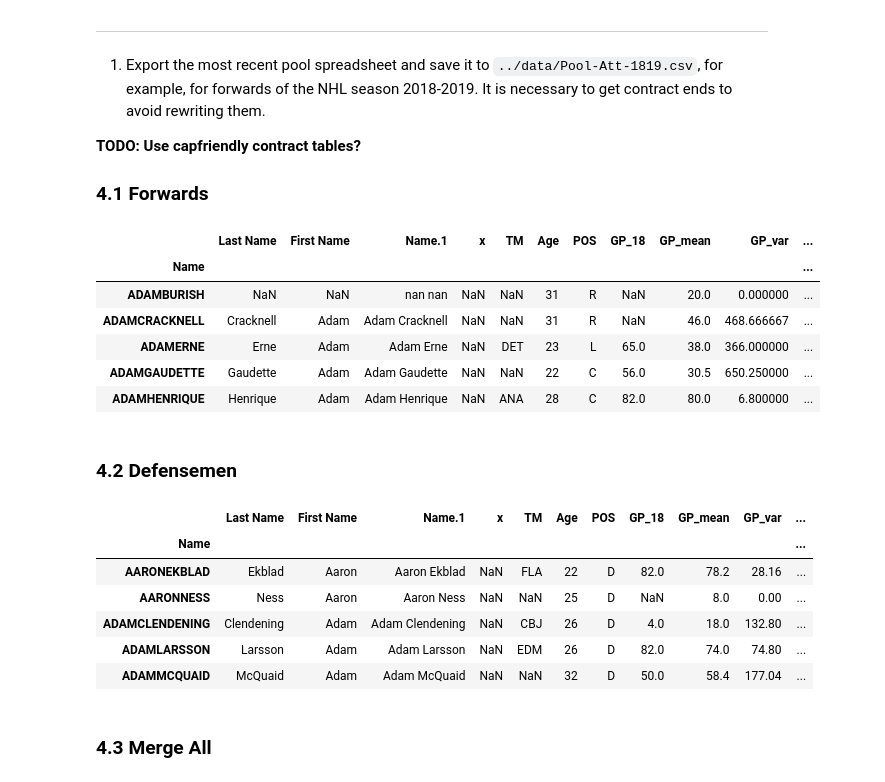
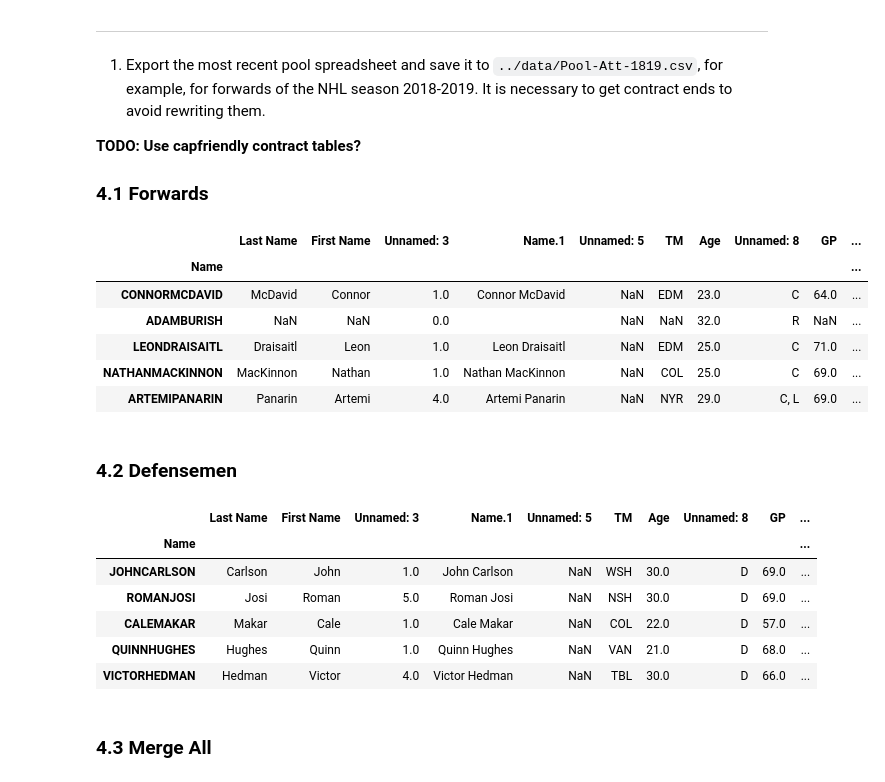
Before and after one commit to noiseux1523/NHL-Player-Projection, a Jupyter notebook: notebooks/Pool-Dataset-Final.ipynb, the cells around one changed output. Cells and saved outputs as stored; diff of their text form; code cells hidden in the pictures.

```diff
--- a/notebooks/Pool-Dataset-Final.ipynb
+++ b/notebooks/Pool-Dataset-Final.ipynb
@@ -403,36 +413,40 @@ nhl.head(10)
 
 ### 4.1 Forwards
 # %%
-nhl_att_contracts = pd.read_csv('../data/nhl_att_1920_v2.csv', sep=';', header=0, encoding = "utf-8")
+nhl_att_contracts = pd.read_csv('../data/nhl_att_2021_v2.csv', sep=',', header=0, encoding = "utf-8")
 # TODO: Cap Hit_18 will be different probably
-# nhl_att_contracts = nhl_att_contracts.rename(columns={'Unnamed: 95': "Cap Hit_18", 'Unnamed: 96': "END", "Unnamed: 0": "Name"})
+nhl_att_contracts = nhl_att_contracts.iloc[1:]
+nhl_att_contracts = nhl_att_contracts.rename(columns={"Name": "Name.1",
+                                                      "Unnamed: 0": "Name",
+                                                      "Unnamed: 1": "Last Name",
+                                                      "Unnamed: 2": "First Name"})
 # nhl_att_contracts['Name'] = nhl_att_contracts.apply(lambda player: re.sub(r'\W+', '', f'{player["Unnamed: 3"]}{player["Unnamed: 2"]}').upper(), axis=1)
 nhl_att_contracts.set_index('Name', inplace=True)
 nhl_att_contracts.rename({'BURMISTROVALEX': 'BURMISTROVALEXANDER',
                           'BURROWSALEX': 'BURROWSALEXANDRE',
                           'CAMMALLERIMIKE': 'CAMMALLERIMICHAEL',
                           'DEANGELOTONY': 'DEANGELOANTHONY',
                           'DIDOMENICOCHRIS': 'DIDOMENICOCHRISTOPHER',
                           'EDLERALEX': 'EDLERALEXANDER',
                           'ENSTROMTOBY': 'ENSTROMTOBIAS',
                           'FERLANDMICHEAL': 'FERLANDMICHAEL',
                           'HINOSTROZAVINNIE': 'HINOSTROZAVINCENT',
                           'KULEMINNIKOLAY': 'KULEMINNIKOLAI',
                           'MARCHESSAULTJONATHAN': 'AUDYMARCHESSAULTJONATHAN',
                           'MATHESONMIKE': 'MATHESONMICHAEL',
                           'MORRISSEYJOSH': 'MORRISSEYJOSHUA',
                           'PETROVICALEX': 'PETROVICALEXANDER',
                           'RADULOVALEX': 'RADULOVALEXANDER',
                           'WENNBERGALEX': 'WENNBERGALEXANDER'}, inplace = True)
 nhl_att_contracts.head()
 # %% [output]
-|  | Last Name | First Name | Name.1 | x | TM | Age | POS | GP_18 | GP_mean | GP_var | ... |
-| Name |  |  |  |  |  |  |  |  |  |  | ... |
-| ADAMBURISH | NaN | NaN | nan nan | NaN | NaN | 31 | R | NaN | 20.0 | 0.000000 | ... |
-| ADAMCRACKNELL | Cracknell | Adam | Adam Cracknell | NaN | NaN | 31 | R | NaN | 46.0 | 468.666667 | ... |
-| ADAMERNE | Erne | Adam | Adam Erne | NaN | DET | 23 | L | 65.0 | 38.0 | 366.000000 | ... |
-| ADAMGAUDETTE | Gaudette | Adam | Adam Gaudette | NaN | NaN | 22 | C | 56.0 | 30.5 | 650.250000 | ... |
-| ADAMHENRIQUE | Henrique | Adam | Adam Henrique | NaN | ANA | 28 | C | 82.0 | 80.0 | 6.800000 | ... |
+|  | Last Name | First Name | Unnamed: 3 | Name.1 | Unnamed: 5 | TM | Age | Unnamed: 8 | GP | ... |
+| Name |  |  |  |  |  |  |  |  |  | ... |
+| CONNORMCDAVID | McDavid | Connor | 1.0 | Connor McDavid | NaN | EDM | 23.0 | C | 64.0 | ... |
+| ADAMBURISH | NaN | NaN | 0.0 |  | NaN | NaN | 32.0 | R | NaN | ... |
+| LEONDRAISAITL | Draisaitl | Leon | 1.0 | Leon Draisaitl | NaN | EDM | 25.0 | C | 71.0 | ... |
+| NATHANMACKINNON | MacKinnon | Nathan | 1.0 | Nathan MacKinnon | NaN | COL | 25.0 | C | 69.0 | ... |
+| ARTEMIPANARIN | Panarin | Artemi | 4.0 | Artemi Panarin | NaN | NYR | 29.0 | C, L | 69.0 | ... |
 # %%
 # nhl_att_contracts = pd.read_csv('../data/Pool-Att-1819.csv', header=1, encoding = "utf-8")
 # # TODO: Cap Hit_18 will be different probably
@@ -459,9 +473,13 @@ nhl_att_contracts.head()
 # %% [markdown]
 ### 4.2 Defensemen
 # %%
-nhl_def_contracts = pd.read_csv('../data/nhl_def_1920_v2.csv', sep=';', header=0, encoding = "utf-8")
+nhl_def_contracts = pd.read_csv('../data/nhl_def_2021_v2.csv', sep=',', header=0, encoding = "utf-8")
 # TODO: Cap Hit_18 will be different probably
-# nhl_def_contracts = nhl_def_contracts.rename(columns={'Unnamed: 95': "Cap Hit_18", 'Unnamed: 96': "END", "Unnamed: 0": "Name"})
+nhl_def_contracts = nhl_def_contracts.iloc[1:]
+nhl_def_contracts = nhl_def_contracts.rename(columns={"Name": "Name.1",
+                                                      "Unnamed: 0": "Name",
+                                                      "Unnamed: 1": "Last Name",
+                                                      "Unnamed: 2": "First Name"})
 # nhl_def_contracts['Name'] = nhl_def_contracts.apply(lambda player: re.sub(r'\W+', '', f'{player["Unnamed: 3"]}{player["Unnamed: 2"]}').upper(), axis=1)
 nhl_def_contracts.set_index('Name', inplace=True)
 nhl_def_contracts.rename({'BURMISTROVALEX': 'BURMISTROVALEXANDER',
@@ -482,13 +500,13 @@ nhl_def_contracts.rename({'BURMISTROVALEX': 'BURMISTROVALEXANDER',
                           'WENNBERGALEX': 'WENNBERGALEXANDER'}, inplace = True)
 nhl_def_contracts.head()
 # %% [output]
-|  | Last Name | First Name | Name.1 | x | TM | Age | POS | GP_18 | GP_mean | GP_var | ... |
-| Name |  |  |  |  |  |  |  |  |  |  | ... |
-| AARONEKBLAD | Ekblad | Aaron | Aaron Ekblad | NaN | FLA | 22 | D | 82.0 | 78.2 | 28.16 | ... |
-| AARONNESS | Ness | Aaron | Aaron Ness | NaN | NaN | 25 | D | NaN | 8.0 | 0.00 | ... |
-| ADAMCLENDENING | Clendening | Adam | Adam Clendening | NaN | CBJ | 26 | D | 4.0 | 18.0 | 132.80 | ... |
-| ADAMLARSSON | Larsson | Adam | Adam Larsson | NaN | EDM | 26 | D | 82.0 | 74.0 | 74.80 | ... |
-| ADAMMCQUAID | McQuaid | Adam | Adam McQuaid | NaN | NaN | 32 | D | 50.0 | 58.4 | 177.04 | ... |
+|  | Last Name | First Name | Unnamed: 3 | Name.1 | Unnamed: 5 | TM | Age | Unnamed: 8 | GP | ... |
+| Name |  |  |  |  |  |  |  |  |  | ... |
+| JOHNCARLSON | Carlson | John | 1.0 | John Carlson | NaN | WSH | 30.0 | D | 69.0 | ... |
+| ROMANJOSI | Josi | Roman | 5.0 | Roman Josi | NaN | NSH | 30.0 | D | 69.0 | ... |
+| CALEMAKAR | Makar | Cale | 1.0 | Cale Makar | NaN | COL | 22.0 | D | 57.0 | ... |
+| QUINNHUGHES | Hughes | Quinn | 1.0 | Quinn Hughes | NaN | VAN | 21.0 | D | 68.0 | ... |
+| VICTORHEDMAN | Hedman | Victor | 4.0 | Victor Hedman | NaN | TBL | 30.0 | D | 66.0 | ... |
 # %%
 # nhl_def_contracts = pd.read_csv('../data/nhl_def_1920_v2.csv', header=1, encoding = "utf-8")
 # # TODO: Cap Hit_18 will be different probably
```
Also changed, not shown: parts of 6 cells of this notebook.
